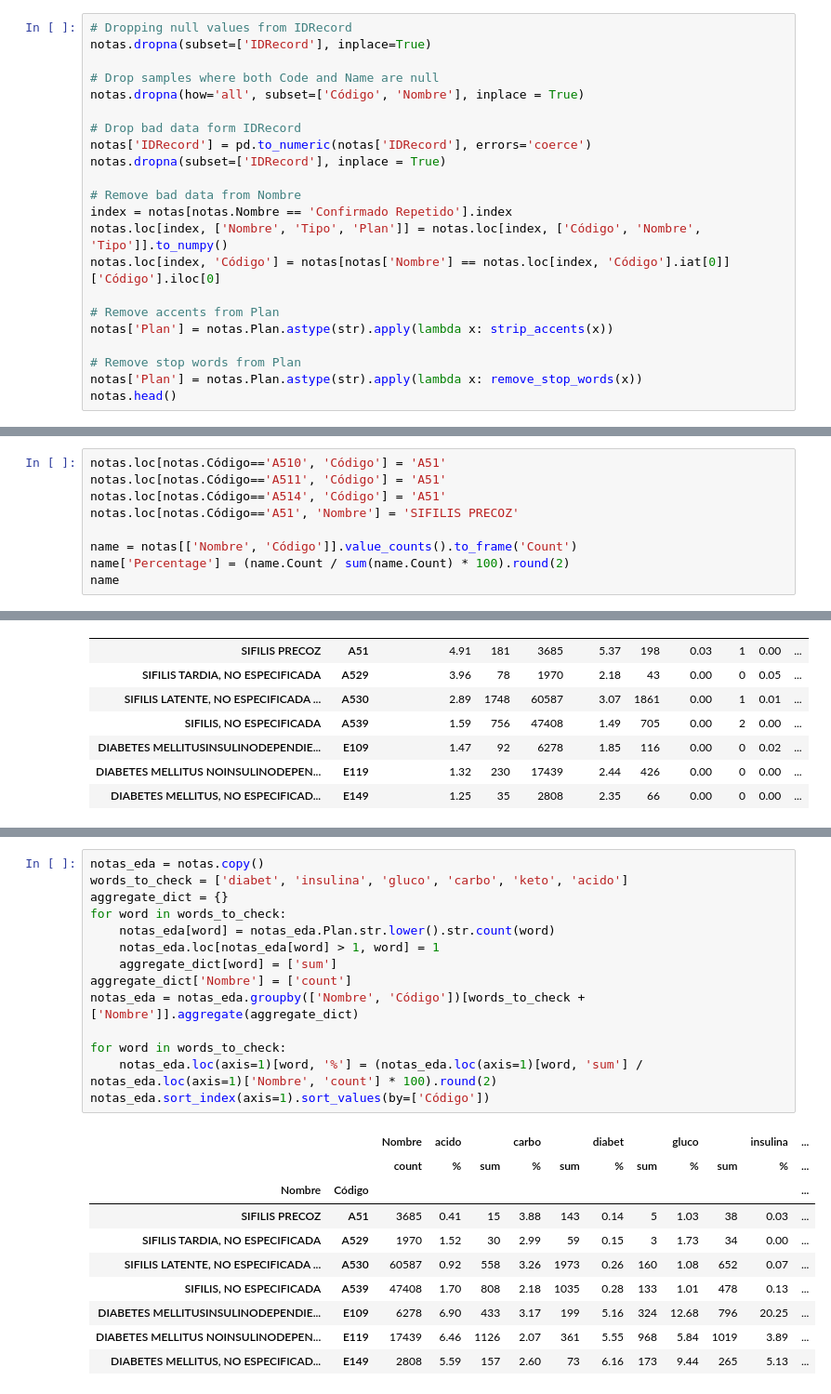
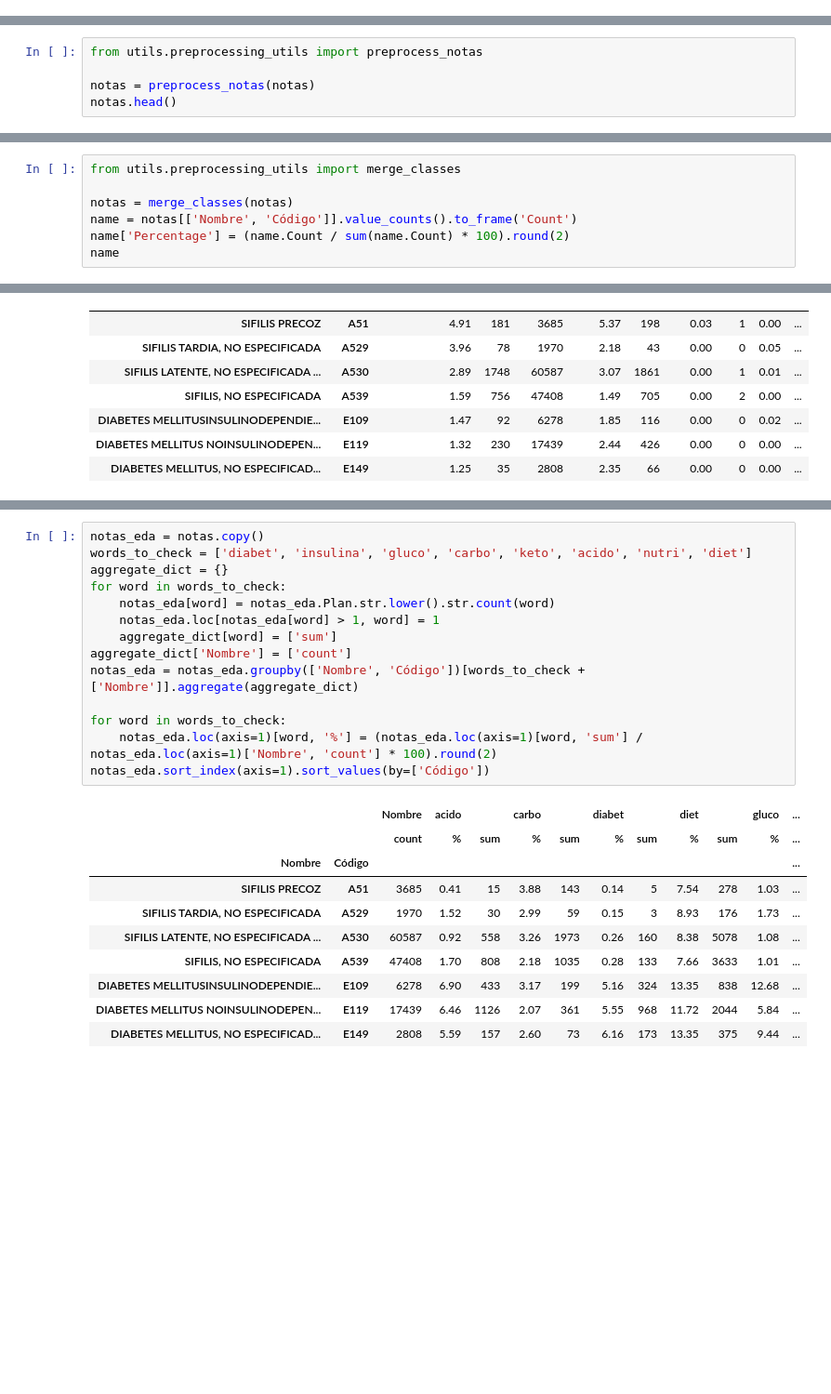
Before and after one commit to JuanGomez12/DataScience4AllProject, a Jupyter notebook: scripts/deep_EDA.ipynb, the cells around one changed output, grey strips where cells are left out. Shown at 93% size. Cells and saved outputs as stored; diff of their text form; blank space fills up the shorter version.

Commit message:
Offload preprocessing functions to separate file

```diff
--- a/scripts/deep_EDA.ipynb
+++ b/scripts/deep_EDA.ipynb
@@ -99,25 +51,3 @@ notas.head()
 | 4 | 105840 | A530 | SIFILIS LATENTE, NO ESPECIFICADA ... | Confirmado Repetido | EDUCACIÓN Se brinda retroalimenta... |
 # %% [markdown]
 Cleanup based on initial EDA
-# %%
-# Dropping null values from IDRecord
-notas.dropna(subset=['IDRecord'], inplace=True)
-
-# Drop samples where both Code and Name are null
-notas.dropna(how='all', subset=['Código', 'Nombre'], inplace = True)
-
-# Drop bad data form IDRecord
-notas['IDRecord'] = pd.to_numeric(notas['IDRecord'], errors='coerce')
-notas.dropna(subset=['IDRecord'], inplace = True)
-
-# Remove bad data from Nombre
-index = notas[notas.Nombre == 'Confirmado Repetido'].index
-notas.loc[index, ['Nombre', 'Tipo', 'Plan']] = notas.loc[index, ['Código', 'Nombre', 'Tipo']].to_numpy()
-notas.loc[index, 'Código'] = notas[notas['Nombre'] == notas.loc[index, 'Código'].iat[0]]['Código'].iloc[0]
-
-# Remove accents from Plan
-notas['Plan'] = notas.Plan.astype(str).apply(lambda x: strip_accents(x))
-
-# Remove stop words from Plan
-notas['Plan'] = notas.Plan.astype(str).apply(lambda x: remove_stop_words(x))
-notas.head()
@@ -130,0 +54,5 @@ notas.head()
+# %%
+from utils.preprocessing_utils import preprocess_notas
+
+notas = preprocess_notas(notas)
+notas.head()
@@ -154,11 +91,9 @@ We can't easily create a prediction algorithm out of these small number of sampl
 # %% [markdown]
 Let's try merging A510 and A511 with A514, as they all belong to the [A51 Early syphilis](https://icd.who.int/browse10/2019/en#/A51) ICD-10 denomination, indicating they share symptoms. The equivalent Spanish name for this category is [Sífilis precoz](http://ais.paho.org/classifications/chapters/CAP01.html?zoom_highlight=a51)
 # %%
-notas.loc[notas.Código=='A510', 'Código'] = 'A51'
-notas.loc[notas.Código=='A511', 'Código'] = 'A51'
-notas.loc[notas.Código=='A514', 'Código'] = 'A51'
-notas.loc[notas.Código=='A51', 'Nombre'] = 'SIFILIS PRECOZ'
+from utils.preprocessing_utils import merge_classes
 
+notas = merge_classes(notas)
 name = notas[['Nombre', 'Código']].value_counts().to_frame('Count')
 name['Percentage'] = (name.Count / sum(name.Count) * 100).round(2)
 name
@@ -209,28 +144,28 @@ For diabetes, we can try adding insulin and glucose as words of interest
 # %%
 notas_eda = notas.copy()
-words_to_check = ['diabet', 'insulina', 'gluco', 'carbo', 'keto', 'acido']
+words_to_check = ['diabet', 'insulina', 'gluco', 'carbo', 'keto', 'acido', 'nutri', 'diet']
 aggregate_dict = {}
 for word in words_to_check:
     notas_eda[word] = notas_eda.Plan.str.lower().str.count(word)
     notas_eda.loc[notas_eda[word] > 1, word] = 1
     aggregate_dict[word] = ['sum']
 aggregate_dict['Nombre'] = ['count']
 notas_eda = notas_eda.groupby(['Nombre', 'Código'])[words_to_check + ['Nombre']].aggregate(aggregate_dict)
 
 for word in words_to_check:
     notas_eda.loc(axis=1)[word, '%'] = (notas_eda.loc(axis=1)[word, 'sum'] / notas_eda.loc(axis=1)['Nombre', 'count'] * 100).round(2)
 notas_eda.sort_index(axis=1).sort_values(by=['Código'])
 # %% [output]
-|  |  | Nombre | acido |  | carbo |  | diabet |  | gluco |  | insulina | ... |
+|  |  | Nombre | acido |  | carbo |  | diabet |  | diet |  | gluco | ... |
 |  |  | count | % | sum | % | sum | % | sum | % | sum | % | ... |
 | Nombre | Código |  |  |  |  |  |  |  |  |  |  | ... |
-| SIFILIS PRECOZ | A51 | 3685 | 0.41 | 15 | 3.88 | 143 | 0.14 | 5 | 1.03 | 38 | 0.03 | ... |
-| SIFILIS TARDIA, NO ESPECIFICADA | A529 | 1970 | 1.52 | 30 | 2.99 | 59 | 0.15 | 3 | 1.73 | 34 | 0.00 | ... |
-| SIFILIS LATENTE, NO ESPECIFICADA ... | A530 | 60587 | 0.92 | 558 | 3.26 | 1973 | 0.26 | 160 | 1.08 | 652 | 0.07 | ... |
-| SIFILIS, NO ESPECIFICADA | A539 | 47408 | 1.70 | 808 | 2.18 | 1035 | 0.28 | 133 | 1.01 | 478 | 0.13 | ... |
-| DIABETES MELLITUSINSULINODEPENDIE... | E109 | 6278 | 6.90 | 433 | 3.17 | 199 | 5.16 | 324 | 12.68 | 796 | 20.25 | ... |
-| DIABETES MELLITUS NOINSULINODEPEN... | E119 | 17439 | 6.46 | 1126 | 2.07 | 361 | 5.55 | 968 | 5.84 | 1019 | 3.89 | ... |
-| DIABETES MELLITUS, NO ESPECIFICAD... | E149 | 2808 | 5.59 | 157 | 2.60 | 73 | 6.16 | 173 | 9.44 | 265 | 5.13 | ... |
+| SIFILIS PRECOZ | A51 | 3685 | 0.41 | 15 | 3.88 | 143 | 0.14 | 5 | 7.54 | 278 | 1.03 | ... |
+| SIFILIS TARDIA, NO ESPECIFICADA | A529 | 1970 | 1.52 | 30 | 2.99 | 59 | 0.15 | 3 | 8.93 | 176 | 1.73 | ... |
+| SIFILIS LATENTE, NO ESPECIFICADA ... | A530 | 60587 | 0.92 | 558 | 3.26 | 1973 | 0.26 | 160 | 8.38 | 5078 | 1.08 | ... |
+| SIFILIS, NO ESPECIFICADA | A539 | 47408 | 1.70 | 808 | 2.18 | 1035 | 0.28 | 133 | 7.66 | 3633 | 1.01 | ... |
+| DIABETES MELLITUSINSULINODEPENDIE... | E109 | 6278 | 6.90 | 433 | 3.17 | 199 | 5.16 | 324 | 13.35 | 838 | 12.68 | ... |
+| DIABETES MELLITUS NOINSULINODEPEN... | E119 | 17439 | 6.46 | 1126 | 2.07 | 361 | 5.55 | 968 | 11.72 | 2044 | 5.84 | ... |
+| DIABETES MELLITUS, NO ESPECIFICAD... | E149 | 2808 | 5.59 | 157 | 2.60 | 73 | 6.16 | 173 | 13.35 | 375 | 9.44 | ... |
 # %% [markdown]
 - There does not seem to be many mentions of chancre (chancro) or sore (llaga/placa)
 - Ulcer (ulcera) does seem to be more common in patients with diabetes, although it still is negligible.
```
Also changed, not shown: parts of 10 cells of this notebook, 1 other file.
